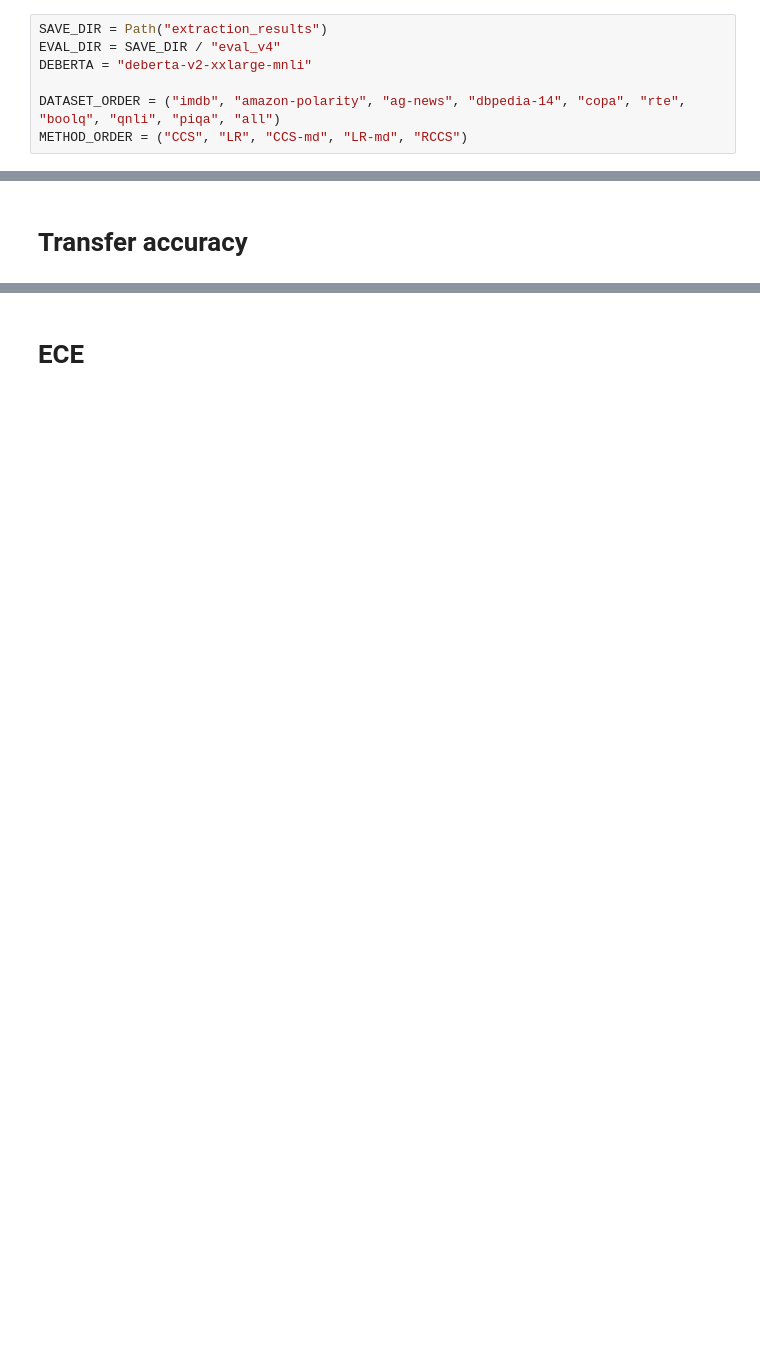
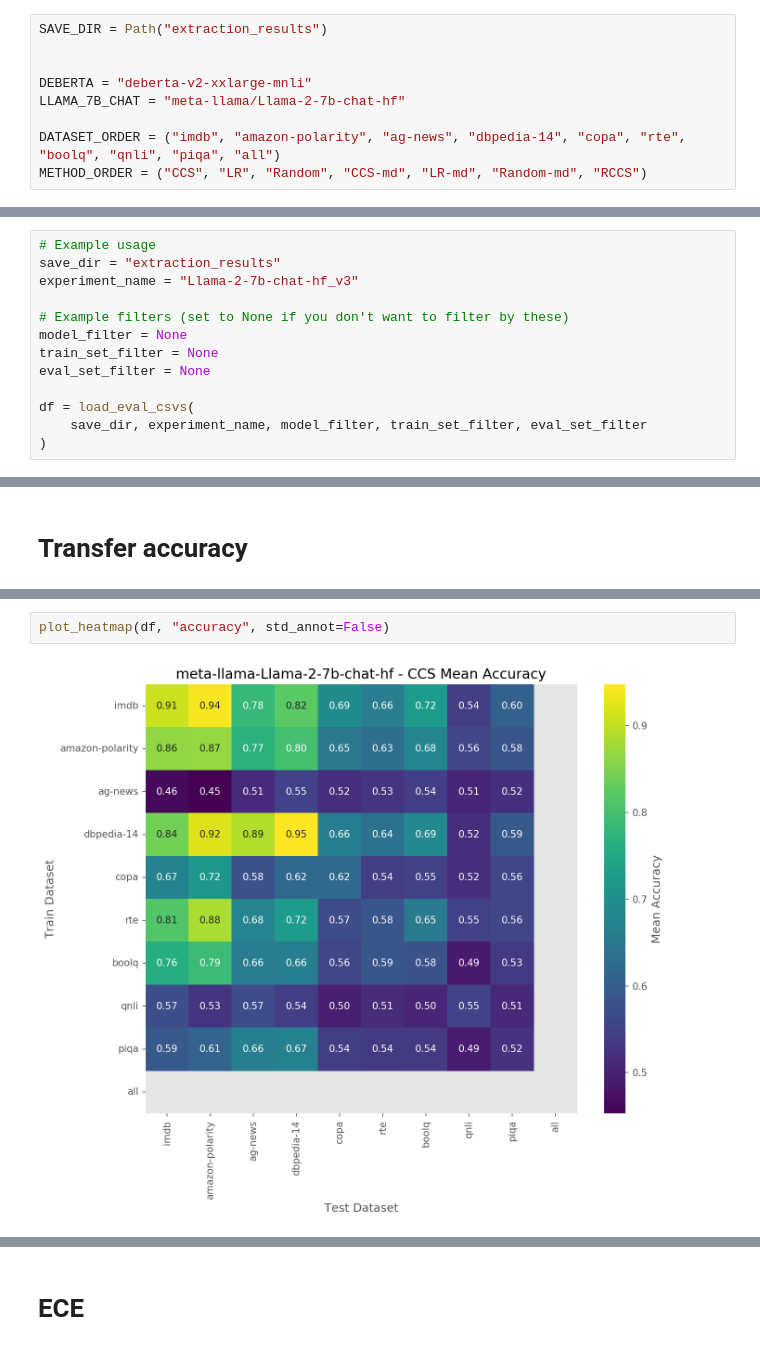
Before and after one commit to ebronstein/Exhaustive-CCS, a Jupyter notebook: plots.ipynb, the cells around one changed output, grey strips where cells are left out. Saved outputs shown, nothing was run; the diff lists cells and outputs as text; blank space fills up the shorter version.

```diff
--- a/plots.ipynb
+++ b/plots.ipynb
@@ -23,10 +23,12 @@ plt.style.use("ggplot")
 # Constants
 # %%
 SAVE_DIR = Path("extraction_results")
-EVAL_DIR = SAVE_DIR / "eval_v4"
+
+
 DEBERTA = "deberta-v2-xxlarge-mnli"
+LLAMA_7B_CHAT = "meta-llama/Llama-2-7b-chat-hf"
 
 DATASET_ORDER = ("imdb", "amazon-polarity", "ag-news", "dbpedia-14", "copa", "rte", "boolq", "qnli", "piqa", "all")
-METHOD_ORDER = ("CCS", "LR", "CCS-md", "LR-md", "RCCS")
+METHOD_ORDER = ("CCS", "LR", "Random", "CCS-md", "LR-md", "Random-md", "RCCS")
 # %% [markdown]
 # Utils
@@ -257,0 +418,13 @@ raw_stats_dfs = load_stats_dfs(DEBERTA, save_dir=EVAL_DIR, best_metric_by_acc=Fa
+# %%
+# Example usage
+save_dir = "extraction_results"
+experiment_name = "Llama-2-7b-chat-hf_v3"
+
+# Example filters (set to None if you don't want to filter by these)
+model_filter = None
+train_set_filter = None
+eval_set_filter = None
+
+df = load_eval_csvs(
+    save_dir, experiment_name, model_filter, train_set_filter, eval_set_filter
+)
@@ -317,0 +448,4 @@ for model in agg_df.model.unique():
+# %%
+plot_heatmap(df, "accuracy", std_annot=False)
+# %% [output]
+[figure, added]
```
Also changed, not shown: parts of 16 cells of this notebook.
